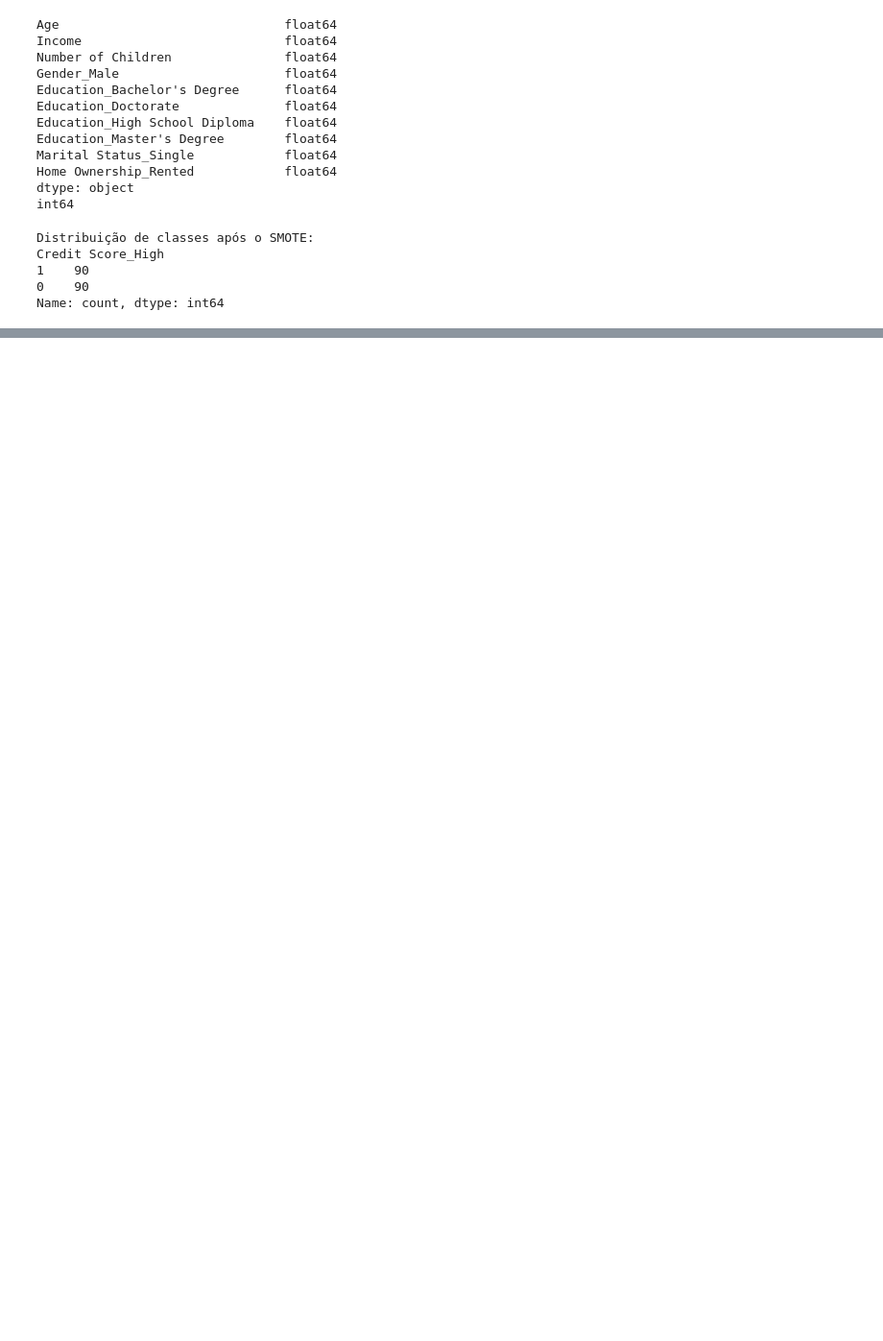
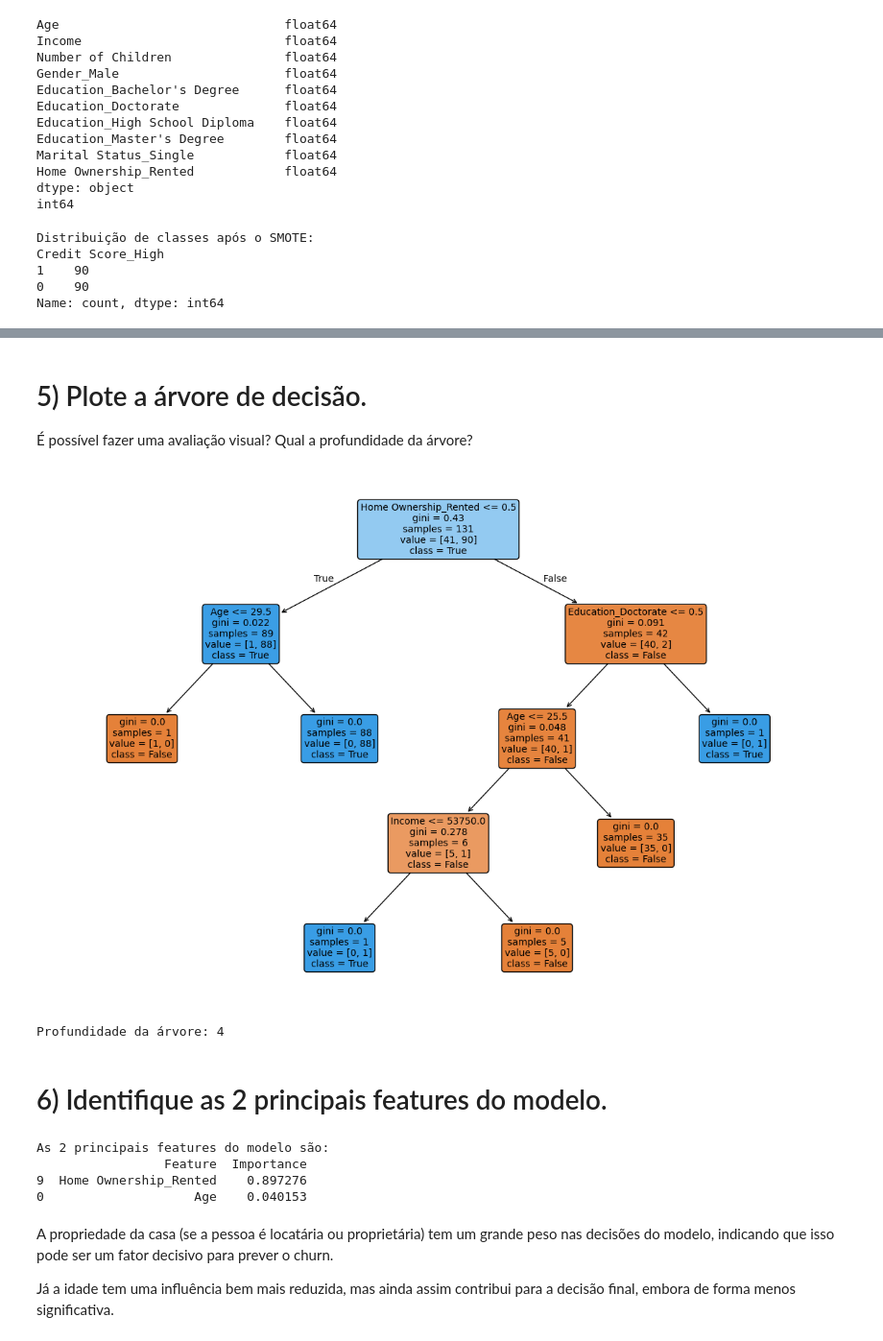
Before and after one commit to Leticiavalcan/Projetos-curso, a Jupyter notebook: Projeto_ciencia_dados.ipynb, the cells around one changed output, grey strips where cells are left out. Shown at 96% size. Saved outputs shown, nothing was run; the diff lists cells and outputs as text; code cells hidden in the pictures; blank space fills up the shorter version.

Commit message:
Add files via upload
Este projeto foi utilizado:
Tratamento dos dados
Analise univariada e bivariada
Correlação, Balanceamento, atributos categóricos
Arvore de decisão

```diff
--- a/Projeto_ciencia_dados.ipynb
+++ b/Projeto_ciencia_dados.ipynb
@@ -592,0 +603,12 @@ Name: count, dtype: int64
+# %%
+# 1. Carregar os arquivos
+X_train, X_test, y_train, y_test = train_test_split(X, y, test_size=0.2, random_state=42)
+
+# 2. Verificar se o número de linhas condiz
+print("X_train shape:", X_train.shape)
+print("y_train shape:", y_train.shape)
+print("X_test shape:", X_test.shape)
+print("y_test shape:", y_test.shape)
+
+assert len(X_train) == len(y_train), "⚠️ Número de linhas em X_train e y_train não bate!"
+assert len(X_test) == len(y_test), "⚠️ Número de linhas em X_test e y_test não bate!"
@@ -592,0 +633,14 @@ Name: count, dtype: int64
+# %%
+# 1. Criando o modelo com critério Gini e random_state = 0
+modelo = DecisionTreeClassifier(criterion='gini', random_state=0)
+
+# 2. Treinar o modelo com os dados de treino
+modelo.fit(X_train, y_train)
+
+# 3. Fazer previsões no próprio conjunto de treino
+y_train_pred = modelo.predict(X_train)
+
+# 4. Calcular a acurácia no treino
+acuracia_treino = accuracy_score(y_train, y_train_pred)
+
+print(f"Acurácia do modelo nos dados de treino: {acuracia_treino:.2%}")
@@ -592,0 +684,44 @@ Name: count, dtype: int64
+# %% [markdown]
+# 5) Plote a árvore de decisão.
+É possível fazer uma avaliação visual? Qual a profundidade da árvore?
+# %%
+# Plotando a árvore de decisão
+plt.figure(figsize=(15, 10))
+plot_tree(modelo, filled=True, feature_names=X.columns, class_names=["False", "True"], rounded=True, fontsize=10)
+plt.show()
+
+# Profundidade da árvore
+print("Profundidade da árvore:", modelo.get_depth())
+# %% [output]
+[figure, added]
+Profundidade da árvore: 4
+# %% [markdown]
+# 6) Identifique as 2 principais features do modelo.
+# %%
+# Obter a importância das variáveis
+importancias = modelo.feature_importances_
+
+# Criar um DataFrame para organizar e visualizar
+import pandas as pd
+
+# Criar um DataFrame com as variáveis e suas importâncias
+importancia_df = pd.DataFrame({
+    'Feature': X.columns,
+    'Importance': importancias
+})
+
+# Ordenar por importância, do maior para o menor
+importancia_df = importancia_df.sort_values(by='Importance', ascending=False)
+
+# Exibir as 2 principais features
+print("As 2 principais features do modelo são:")
+print(importancia_df.head(2))
+# %% [output]
+As 2 principais features do modelo são:
+                 Feature  Importance
+9  Home Ownership_Rented    0.897276
+0                    Age    0.040153
+# %% [markdown]
+A propriedade da casa (se a pessoa é locatária ou proprietária) tem um grande peso nas decisões do modelo, indicando que isso pode ser um fator decisivo para prever o churn.
+
+Já a idade tem uma influência bem mais reduzida, mas ainda assim contribui para a decisão final, embora de forma menos significativa.
```
Also changed, not shown: parts of 16 cells of this notebook.
